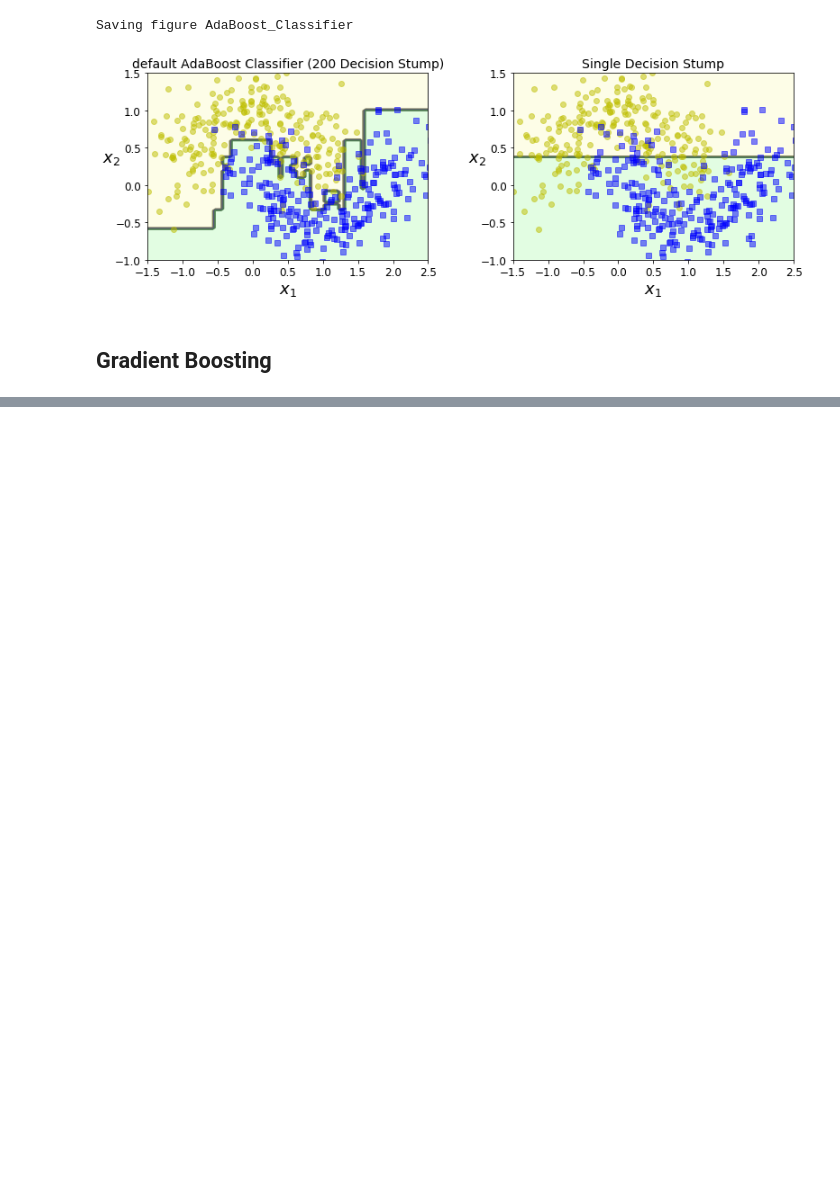
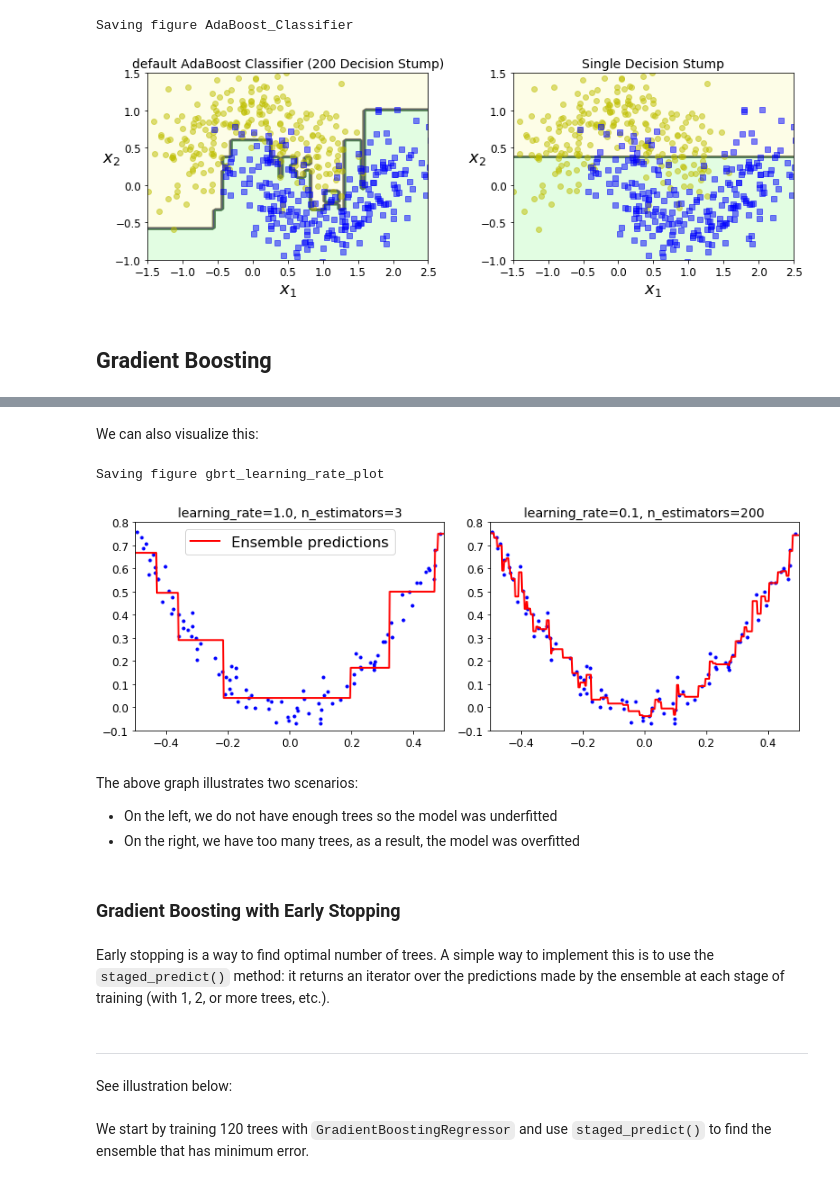
Before and after one commit to cynicmouth/oreilly-hands-on-ml-book-practice, a Jupyter notebook: Chapter 7 - Ensemble Learning and Random Forests.ipynb, the cells around one changed output, grey strips where cells are left out. Saved outputs shown, nothing was run; the diff lists cells and outputs as text; code cells hidden in the pictures; blank space fills up the shorter version.

```diff
--- a/Chapter 7 - Ensemble Learning and Random Forests.ipynb
+++ b/Chapter 7 - Ensemble Learning and Random Forests.ipynb
@@ -645,0 +763,5 @@ Saving figure AdaBoost_Classifier
+# %%
+from sklearn.ensemble import GradientBoostingRegressor
+
+gbrt = GradientBoostingRegressor(max_depth = 2, n_estimators = 3, learning_rate = 1.0, random_state = 42)
+gbrt.fit(X, y)
@@ -645,0 +777,3 @@ Saving figure AdaBoost_Classifier
+# %%
+gbrt_slow = GradientBoostingRegressor(max_depth = 2, n_estimators = 200, learning_rate = 0.1, random_state = 42)
+gbrt_slow.fit(X,y)
@@ -645,0 +789,30 @@ Saving figure AdaBoost_Classifier
+# %% [markdown]
+We can also visualize this:
+# %%
+plt.figure(figsize=(11,4))
+
+plt.subplot(121)
+plot_predictions([gbrt], X, y, axes=[-0.5, 0.5, -0.1, 0.8], label="Ensemble predictions")
+plt.title("learning_rate={}, n_estimators={}".format(gbrt.learning_rate, gbrt.n_estimators), fontsize=14)
+
+plt.subplot(122)
+plot_predictions([gbrt_slow], X, y, axes=[-0.5, 0.5, -0.1, 0.8])
+plt.title("learning_rate={}, n_estimators={}".format(gbrt_slow.learning_rate, gbrt_slow.n_estimators), fontsize=14)
+
+save_fig("gbrt_learning_rate_plot")
+# %% [output]
+Saving figure gbrt_learning_rate_plot
+[figure, added]
+# %% [markdown]
+The above graph illustrates two scenarios:
+- On the left, we do not have enough trees so the model was underfitted
+- On the right, we have too many trees, as a result, the model was overfitted
+# %% [markdown]
+### Gradient Boosting with Early Stopping
+# %% [markdown]
+Early stopping is a way to find optimal number of trees. A simple way to implement this is to use the `staged_predict()` method: it returns an iterator over the predictions made by the ensemble at each stage of training (with 1, 2, or more trees, etc.).
+# %% [markdown]
+---
+See illustration below:
+# %% [markdown]
+We start by training 120 trees with `GradientBoostingRegressor` and use `staged_predict()` to find the ensemble that has minimum error.
```
Also changed, not shown: parts of 43 cells of this notebook, 3 other files.
